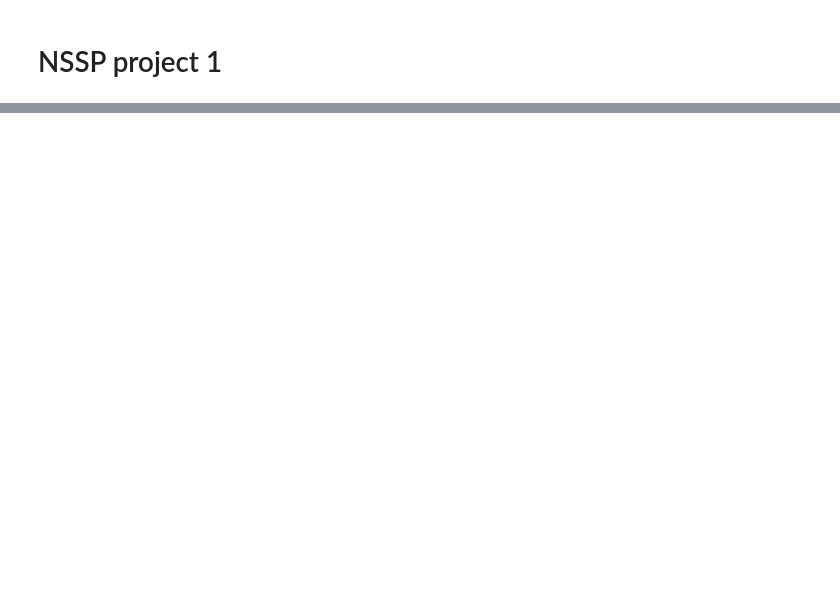
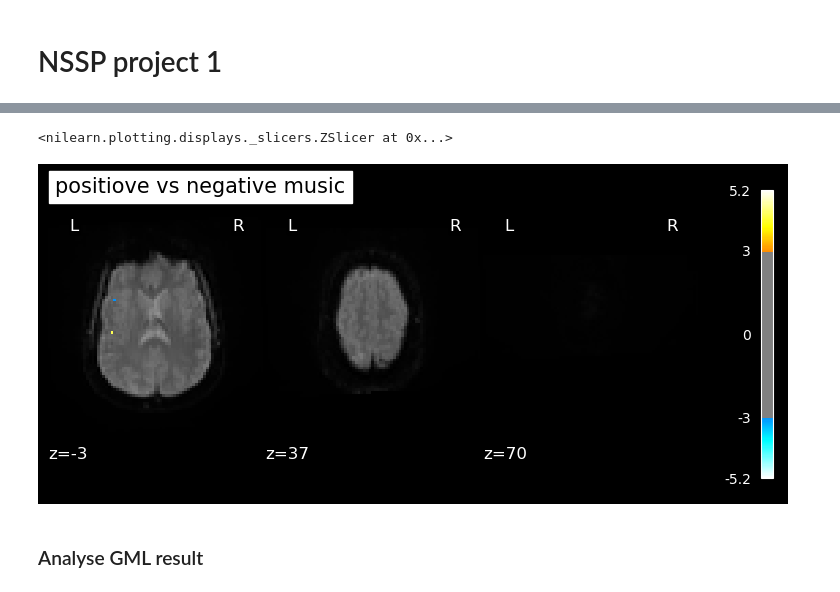
Before and after one commit to ThibthibML/NSSP, a Jupyter notebook: project1.ipynb, the cells around one changed output, grey strips where cells are left out. Drawn from its saved outputs; the diff is of its cells as text; code cells hidden in the pictures; blank space fills up the shorter version.

```diff
--- a/project1.ipynb
+++ b/project1.ipynb
@@ -723,0 +597,11 @@ TR value: 3.0 seconds
+# %%
+
+mean_img_ = mean_img(dpath),
+plot_stat_map(z_map, bg_img=mean_img_[0], threshold=3.0,
+              display_mode='z', cut_coords=[-3,37,70], black_bg=True,
+              title='positiove vs negative music')
+# %% [output]
+<nilearn.plotting.displays._slicers.ZSlicer at 0x...>
+[figure, added]
+# %% [markdown]
+### Analyse GML result
```
Also changed, not shown: parts of 98 cells of this notebook, 2 other files.
